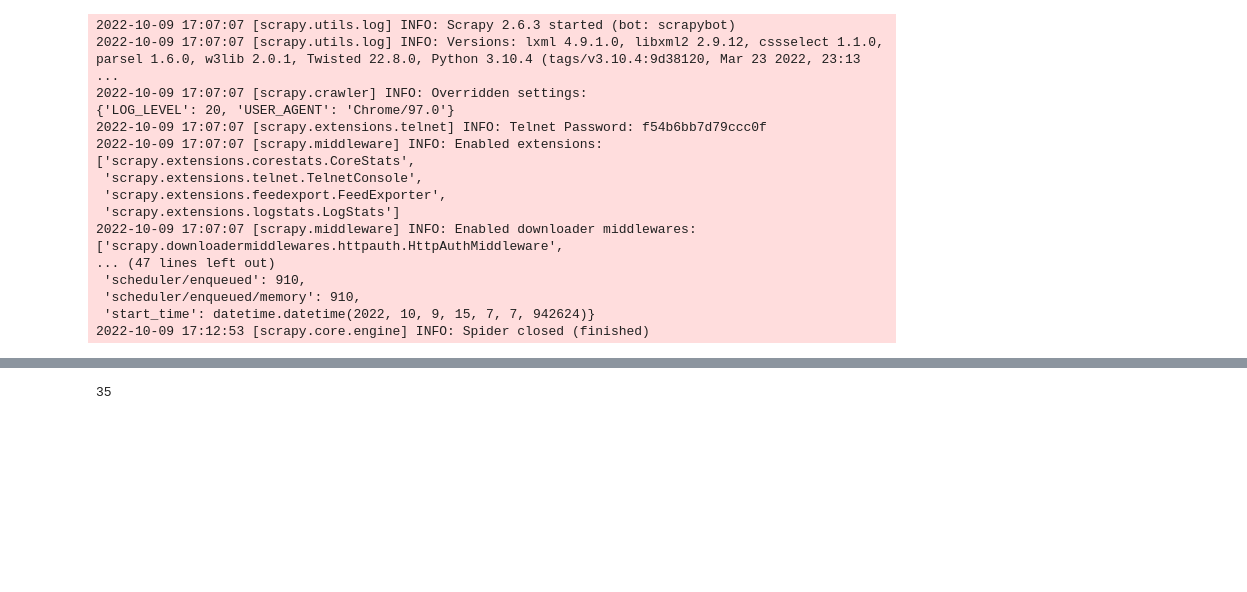
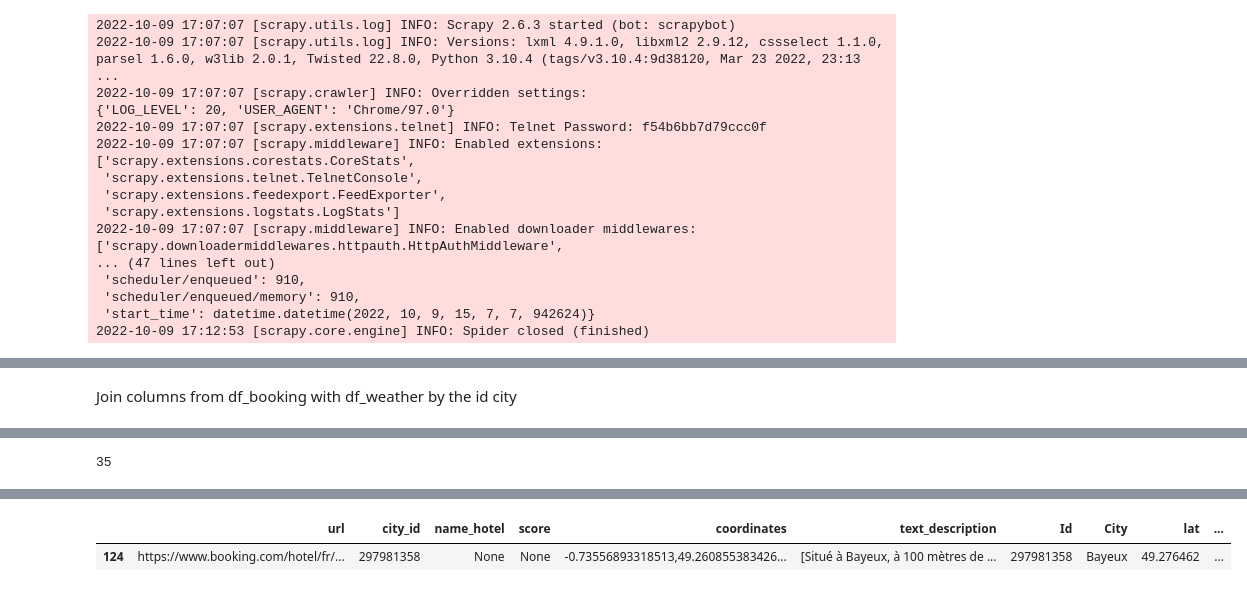
Before and after one commit to Stylomines/Plan_your_trip_with_Kayak, a Jupyter notebook: Kayak.ipynb, the cells around one changed output, grey strips where cells are left out. Saved outputs shown, nothing was run; the diff lists cells and outputs as text; code cells hidden in the pictures; blank space fills up the shorter version.

```diff
--- a/Kayak.ipynb
+++ b/Kayak.ipynb
@@ -366,3 +348,5 @@ array([297518815, 298137491, 297756747, 297534793, 297981358, 297508568,
+# %% [markdown]
+Join columns from df_booking with df_weather by the id city
 # %%
 df_booking_weather = df_booking.merge(df_weather, left_on='city_id', right_on='Id', how='outer')
 df_booking_weather.head()
@@ -373,6 +357,10 @@ df_booking_weather.head()
 | 2 | https://www.booking.com/hotel/fr/... | 297518815 | L'INDUSTRIEL CHIC, 2 PIECES AVEC ... | 9,0 | 1.04465806489105,49.4328606384189... | [Vous pouvez bénéficier d'une réd... | 297518815 | Rouen | 49.440459 | ... |
 | 3 | https://www.booking.com/hotel/fr/... | 297518815 | Hôtel De La Cathédrale | 7,8 | 1.06925386466515,49.4221513972113... | [Arborant une façade à colombages... | 297518815 | Rouen | 49.440459 | ... |
 | 4 | https://www.booking.com/hotel/fr/... | 297518815 | Le Palm ✧ Duplex centre historiqu... | 9,3 | 1.05837701832101,49.4260720834269... | [Vous pouvez bénéficier d'une réd... | 297518815 | Rouen | 49.440459 | ... |
+# %%
+len(df_booking_weather['City'].unique())
+# %% [output]
+35
 # %%
 df_booking_weather.describe(include="all")
 # %% [output]
@@ -388,7 +376,8 @@ df_booking_weather.describe(include="all")
 | 50% | NaN | 2.977491e+08 | NaN | NaN | NaN | NaN | 2.977491e+08 | NaN | 45.187560 | ... |
 | 75% | NaN | 2.980113e+08 | NaN | NaN | NaN | NaN | 2.980113e+08 | NaN | 48.584614 | ... |
 | max | NaN | 2.985169e+08 | NaN | NaN | NaN | NaN | 2.985169e+08 | NaN | 50.636565 | ... |
-# %%
-len(df_booking_weather['City'].unique())
-# %% [output]
-35
+# %%
+df_booking_weather[df_booking_weather['name_hotel'].isna()]
+# %% [output]
+|  | url | city_id | name_hotel | score | coordinates | text_description | Id | City | lat | ... |
+| 124 | https://www.booking.com/hotel/fr/... | 297981358 | None | None | -0.73556893318513,49.260855383426... | [Situé à Bayeux, à 100 mètres de ... | 297981358 | Bayeux | 49.276462 | ... |
```
Also changed, not shown: parts of 3 cells of this notebook, 4 other files.
